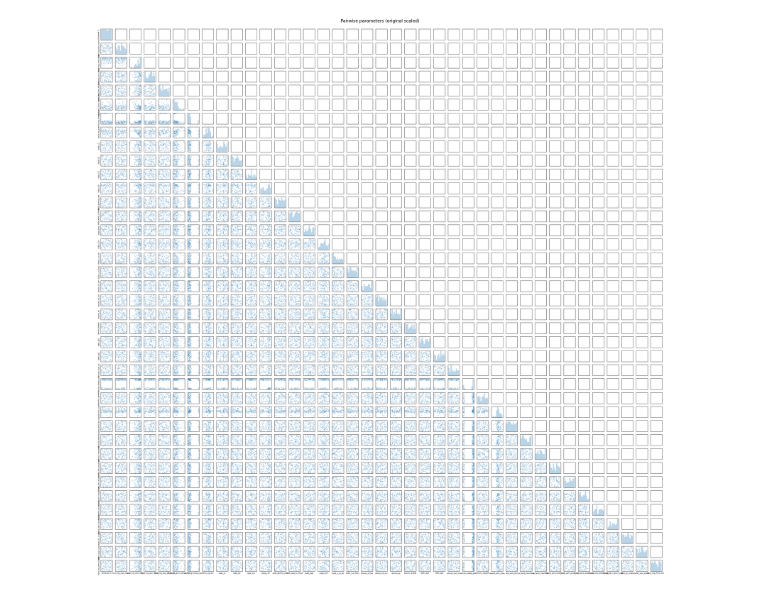
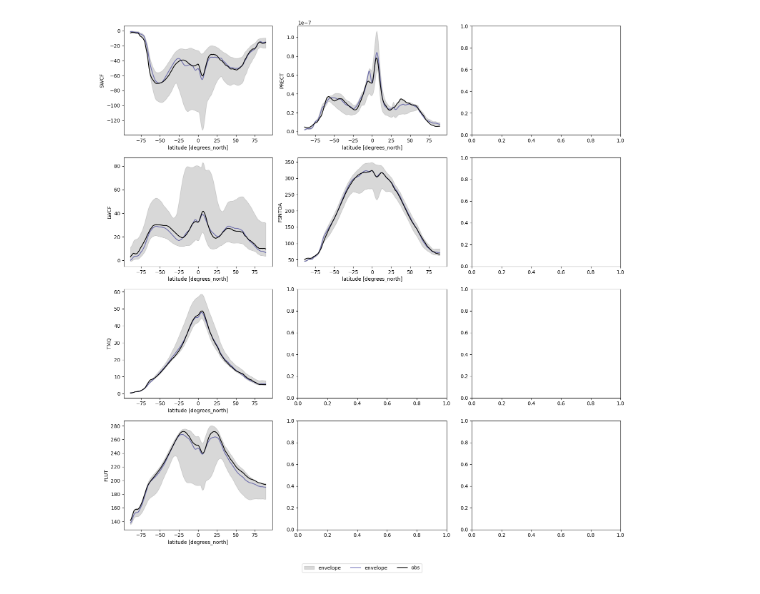
Before and after one commit to yiqioyang/proj2dhullsampler, a Jupyter notebook: postpre/zonal_plotting.ipynb, the cells around one changed output. Saved outputs shown, nothing was run; the diff lists cells and outputs as text; code cells hidden in the pictures.

```diff
--- a/postpre/zonal_plotting.ipynb
+++ b/postpre/zonal_plotting.ipynb
@@ -74,4 +117,51 @@ plt.tight_layout()
-# %%
-biplot_original_scale(para)
-# %% [output]
-[figure, removed]
+# %%
+fig, axes = plt.subplots(4, 3, figsize = (15, 15))
+
+
+for i, (cli_nm, obs_nm) in enumerate(obs_dict.items()):
+
+    sim_temp_v0 = ppev0[cli_nm]
+    sim_temp_v0 = sim_temp_v0.where(~obs_ds[obs_nm].isnull(), drop = True)
+
+    sim_temp_v1 = ppev1[cli_nm]
+    sim_temp_v1 = sim_temp_v1.where(~obs_ds[obs_nm].isnull(), drop = True)
+
+    sim_temp_v2 = ppev2[cli_nm]
+    sim_temp_v2 = sim_temp_v2.where(~obs_ds[obs_nm].isnull(), drop = True)
+
+    sim_temp_v1_b = ppev1_b[cli_nm]
+    sim_temp_v1_b = sim_temp_v1_b.where(~obs_ds[obs_nm].isnull(), drop = True)
+
+    sim_temp_v2_b = ppev2_b[cli_nm]
+    sim_temp_v2_b = sim_temp_v2_b.where(~obs_ds[obs_nm].isnull(), drop = True)
+
+    sim_temp_v2_c = ppev2_c[cli_nm]
+    sim_temp_v2_c = sim_temp_v2_c.where(~obs_ds[obs_nm].isnull(), drop = True)
+
+    sim_temp_v2_d = ppev2_d[cli_nm]
+    sim_temp_v2_d = sim_temp_v2_d.where(~obs_ds[obs_nm].isnull(), drop = True)
+
+    sim_temp_v2_v1b = ppev2_v1b[cli_nm]
+    sim_temp_v2_v1b = sim_temp_v2_v1b.where(~obs_ds[obs_nm].isnull(), drop = True)
+
+    ax = axes[i%4, math.floor(i/4)]
+
+    ax.fill_between(sim_temp_v0.lat, sim_temp_v0.mean(dim = "lon").max(dim = "ppe_ind"), sim_temp_v0.mean(dim = "lon").min(dim = "ppe_ind"),
+                    color = "gray", label = "envelope", alpha = 0.3)
+
+
+    ax.plot(sim_temp_v2_v1b.lat, sim_temp_v2_v1b.mean(dim = "lon").sel(ppe_ind = 20),
+                    color = "navy", label = "envelope", alpha = 0.5)
+
+    obs_ds[obs_nm].mean(dim = "lon").plot(ax = ax, color = "black", label = "obs")
+
+    ax.set_ylabel(cli_nm)
+
+handles, labels = ax.get_legend_handles_labels()
+
+# Create a single legend at the bottom
+fig.legend(handles, labels, loc='upper center', bbox_to_anchor=(0.5, -0.02), ncol=4)
+
+plt.tight_layout()
+# %% [output]
+[figure, added]
```
Also changed, not shown: parts of 9 cells of this notebook, 6 other files.
